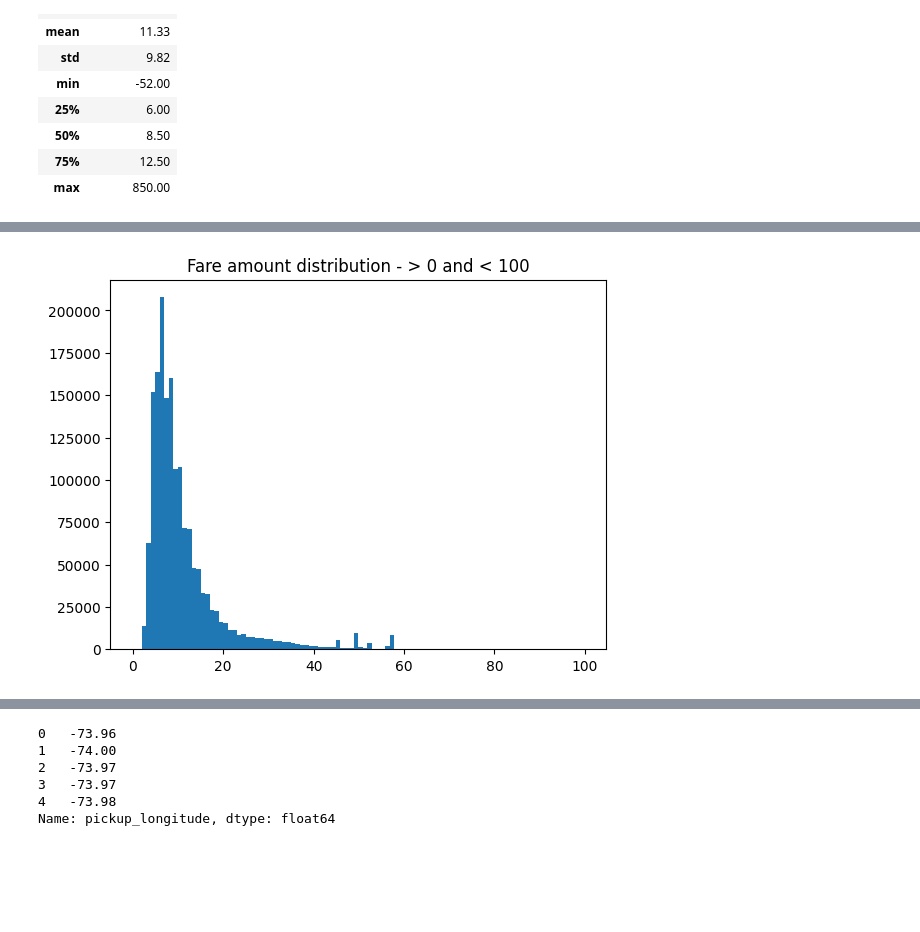
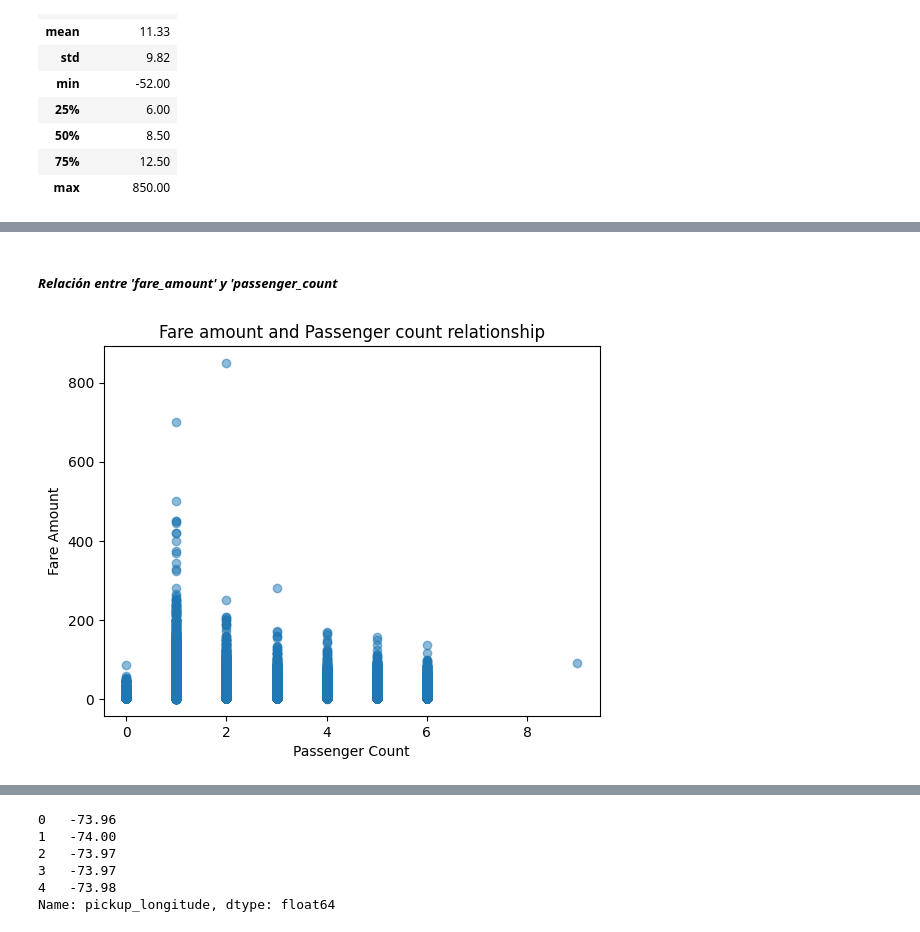
Before and after one commit to DavidGuzzi/DGKaggle, a Jupyter notebook: New York City Taxi Fare Prediction/taxi_fare_prediction_DG.ipynb, the cells around one changed output, grey strips where cells are left out. Drawn from its saved outputs; the diff is of its cells as text; code cells hidden in the pictures; blank space fills up the shorter version.

```diff
--- a/New York City Taxi Fare Prediction/taxi_fare_prediction_DG.ipynb
+++ b/New York City Taxi Fare Prediction/taxi_fare_prediction_DG.ipynb
@@ -100,7 +188,14 @@ Para una mejor visualización, se presentan 3 nuevas visualizaciones
+# %%
+#Dado que los casos extremos positivos constituyen un sinsentido (208 pasajes en un solo vehículo), se eliminarán de la matriz de datos
+df = df[df['passenger_count'] < 10]
+# %% [markdown]
+##### *Relación entre 'fare_amount' y 'passenger_count*
 # %%
 fig, ax = plt.subplots()
-ax.hist(df[(df['fare_amount'] < 100) & (df['fare_amount'] > 0)]['fare_amount'], bins=100)
-ax.set_title('Fare amount distribution - > 0 and < 100')
+ax.scatter(df['passenger_count'], df['fare_amount'], alpha=0.5)
+ax.set_title('Fare amount and Passenger count relationship')
+ax.set_xlabel('Passenger Count')
+ax.set_ylabel('Fare Amount')
 plt.show()
 # %% [output]
-[figure, old version]
+[figure, new version]
```
Also changed, not shown: parts of 20 cells of this notebook.
